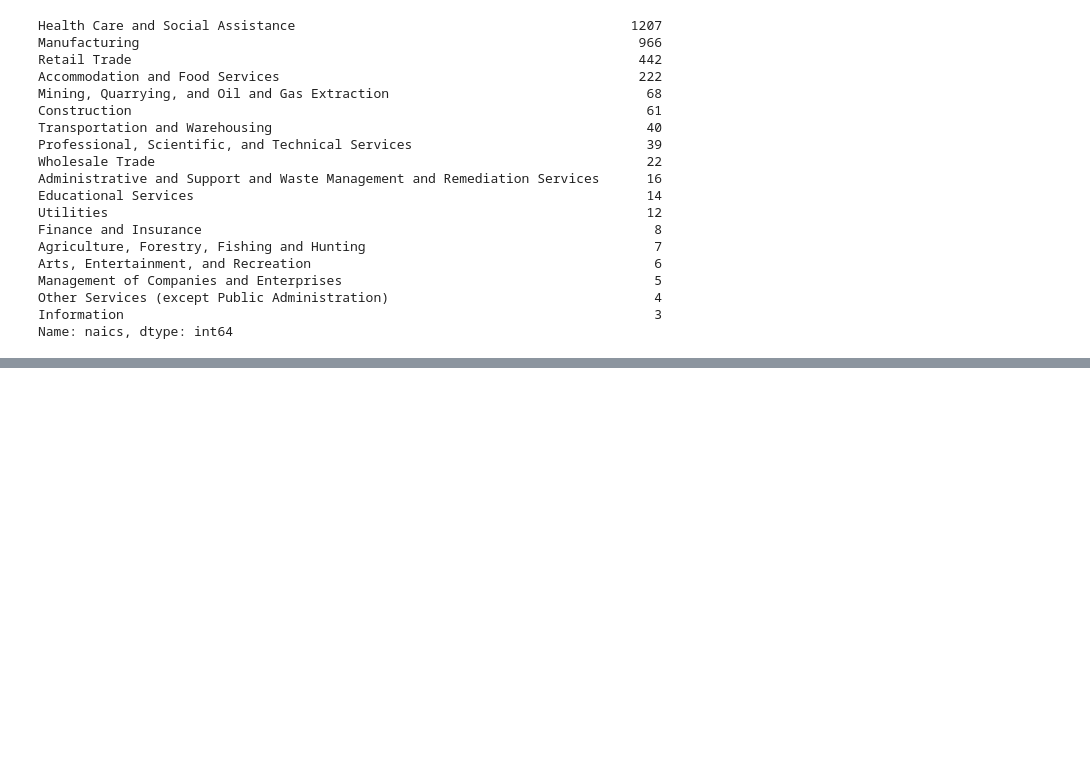
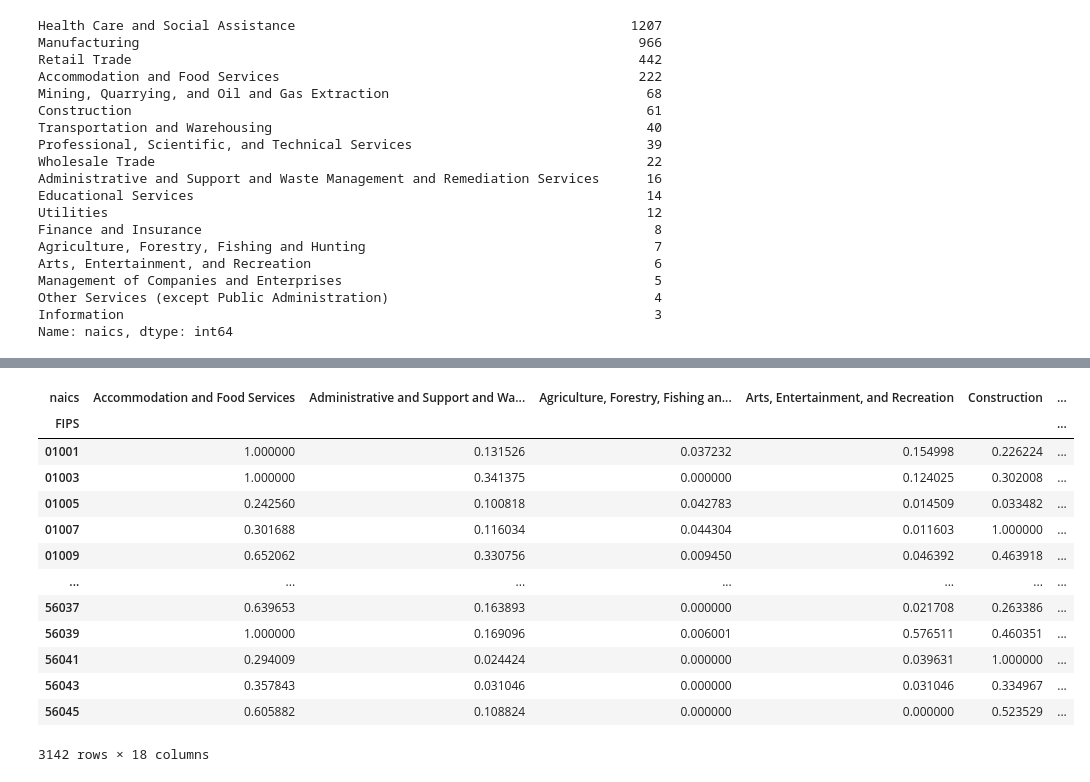
Before and after one commit to Data-ScienceHub/gpce-covid, a Jupyter notebook: dataset_industry/NAICS2020.ipynb, the cells around one changed output, grey strips where cells are left out. Cells and saved outputs as stored; diff of their text form; code cells hidden in the pictures; blank space fills up the shorter version.

```diff
--- a/dataset_industry/NAICS.ipynb
+++ b/dataset_industry/NAICS2020.ipynb
@@ -296,0 +343,27 @@ Name: naics, dtype: int64
+# %%
+#Transpose
+naics_top_clean_T = naics_top_clean.T
+# %%
+def minmax_norm(df):
+    return (df - df.min()) / ( df.max() - df.min())
+# %%
+naics_norm_T = minmax_norm(naics_top_clean_T)
+# %%
+naics_norm = naics_norm_T.T
+# %%
+naics_norm
+# %% [output]
+| naics | Accommodation and Food Services | Administrative and Support and Wa... | Agriculture, Forestry, Fishing an... | Arts, Entertainment, and Recreation | Construction | ... |
+| FIPS |  |  |  |  |  | ... |
+| 01001 | 1.000000 | 0.131526 | 0.037232 | 0.154998 | 0.226224 | ... |
+| 01003 | 1.000000 | 0.341375 | 0.000000 | 0.124025 | 0.302008 | ... |
+| 01005 | 0.242560 | 0.100818 | 0.042783 | 0.014509 | 0.033482 | ... |
+| 01007 | 0.301688 | 0.116034 | 0.044304 | 0.011603 | 1.000000 | ... |
+| 01009 | 0.652062 | 0.330756 | 0.009450 | 0.046392 | 0.463918 | ... |
+| ... | ... | ... | ... | ... | ... | ... |
+| 56037 | 0.639653 | 0.163893 | 0.000000 | 0.021708 | 0.263386 | ... |
+| 56039 | 1.000000 | 0.169096 | 0.006001 | 0.576511 | 0.460351 | ... |
+| 56041 | 0.294009 | 0.024424 | 0.000000 | 0.039631 | 1.000000 | ... |
+| 56043 | 0.357843 | 0.031046 | 0.000000 | 0.031046 | 0.334967 | ... |
+| 56045 | 0.605882 | 0.108824 | 0.000000 | 0.000000 | 0.523529 | ... |
+3142 rows × 18 columns
```
Also changed, not shown: parts of 14 cells of this notebook, 2 other files.
